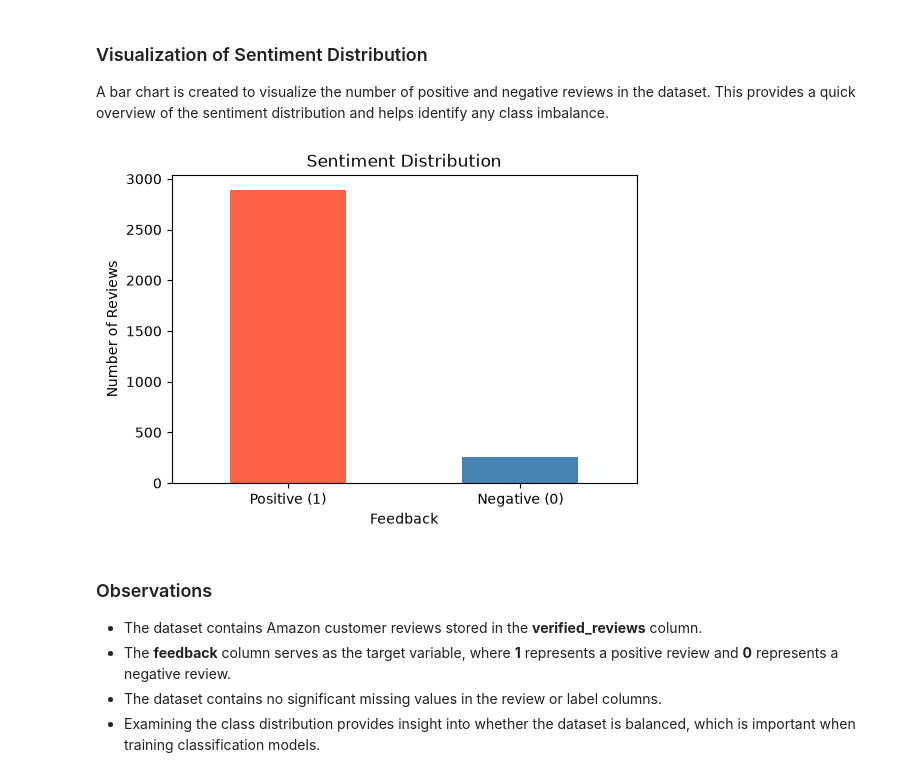
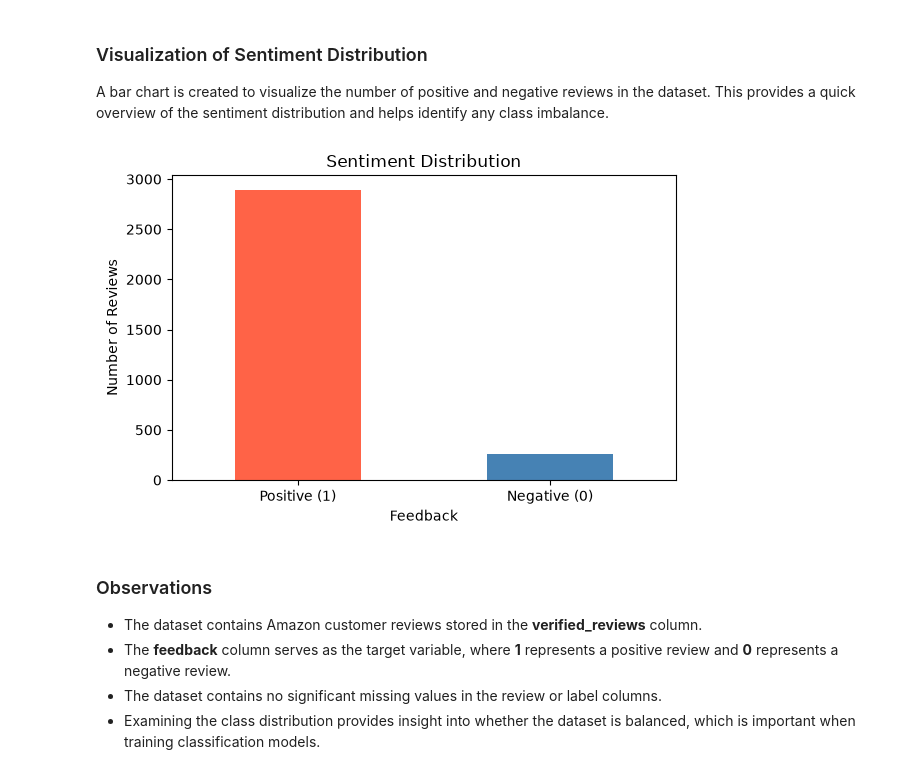
Before and after one commit to hania-sajjad/WEEK-5-TASK, a Jupyter notebook: notebooks/week5_nlp.ipynb, the cells around one changed output. Saved outputs shown, nothing was run; the diff lists cells and outputs as text; code cells hidden in the pictures.

Commit message:
Saved Viuals to assets

```diff
--- a/notebooks/week5_nlp.ipynb
+++ b/notebooks/week5_nlp.ipynb
@@ -126,19 +126,22 @@ A bar chart is created to visualize the number of positive and negative reviews
 # %%
 plt.figure(figsize=(6,4))
 
-df['feedback'].value_counts().plot(
-    kind='bar',
-    color=['tomato', 'steelblue']
+df["feedback"].value_counts().plot(
+    kind="bar",
+    color=["tomato", "steelblue"]
 )
 
 plt.title("Sentiment Distribution")
 plt.xlabel("Feedback")
 plt.ylabel("Number of Reviews")
-plt.xticks([0,1], ['Positive (1)', 'Negative (0)'], rotation=0)
+plt.xticks([0,1], ["Positive (1)", "Negative (0)"], rotation=0)
+
+plt.tight_layout()
+plt.savefig("../assets/class_distribution.png", dpi=300)
 
 plt.show()
 # %% [output]
-[figure, old version]
+[figure, new version]
 # %% [markdown]
 ### Observations
 
```
Also changed, not shown: parts of 4 cells of this notebook, 6 other files.
